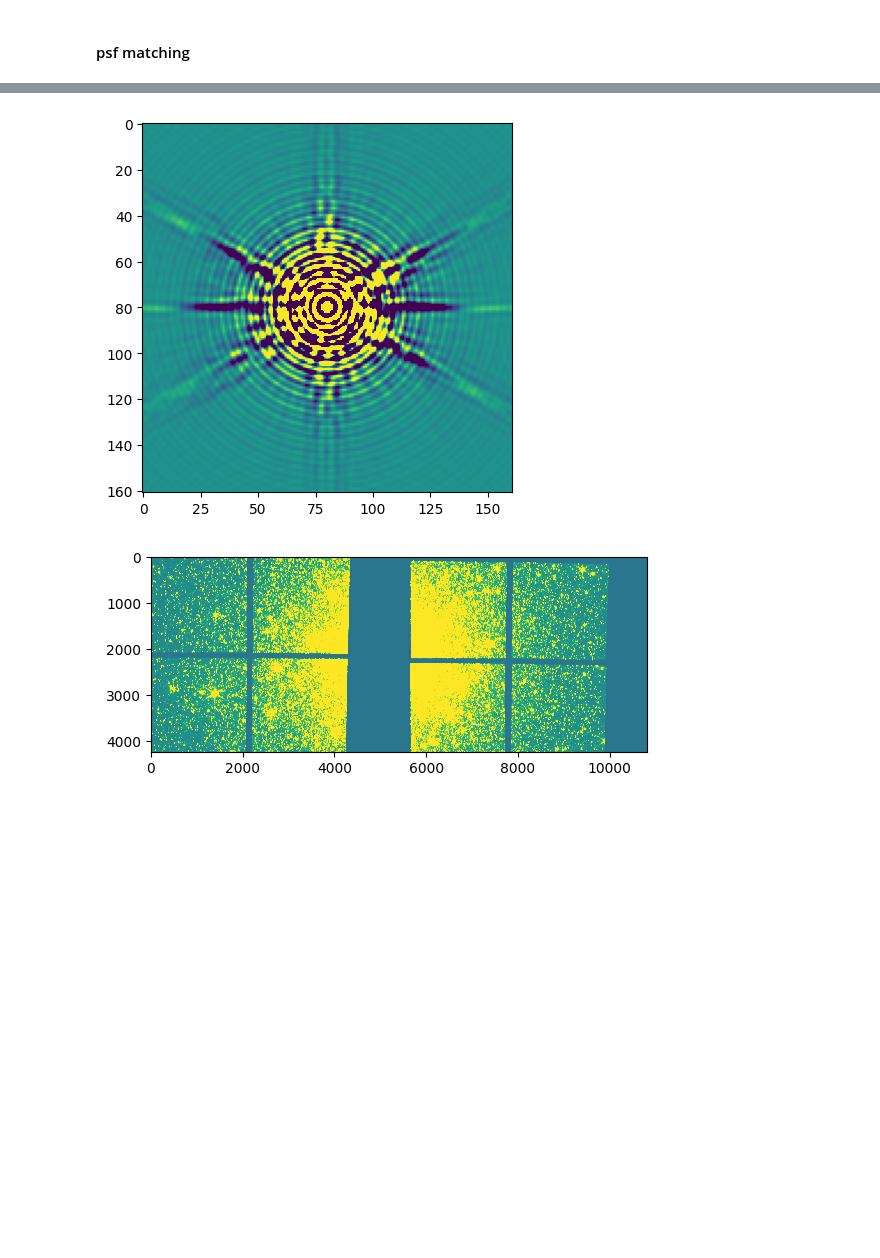
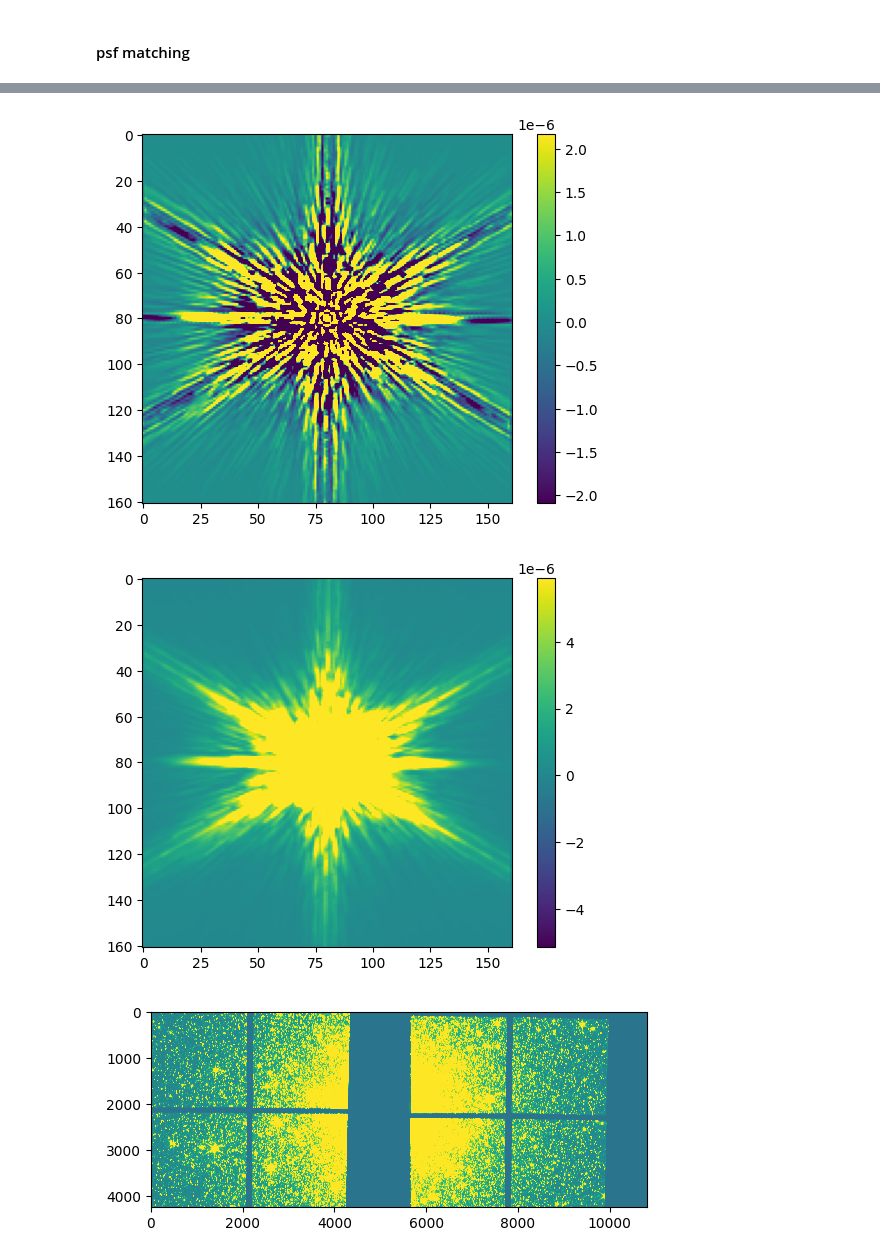
Before and after one commit to aswinsuresh24/jwst123, a Jupyter notebook: jwst_mosaic.ipynb, the cells around one changed output, grey strips where cells are left out. Saved outputs shown, nothing was run; the diff lists cells and outputs as text; code cells hidden in the pictures; blank space fills up the shorter version.

```diff
--- a/jwst_mosaic.ipynb
+++ b/jwst_mosaic.ipynb
@@ -446,10 +445,21 @@ PSF_kernel = create_matching_kernel(reference_PSF, psfim, window=window)
 # %%
 psf_dat = PSF_kernel
 _, pmed, pstd = scs(psf_dat, sigma = 3.0)
-plt.imshow(psf_dat, vmin = pmed - 3*pstd, vmax = pmed + 3*pstd)
+plt.imshow(psf_dat, vmin = pmed - 1*pstd, vmax = pmed + 1*pstd)
+plt.colorbar()
 plt.show()
 # %% [output]
-[figure, old version]
+[figure, new version]
+# %%
+conpsf = convolve_fft(psfim, PSF_kernel, normalize_kernel=True)
+# %%
+psf_dat = conpsf
+_, pmed, pstd = scs(psf_dat, sigma = 3.0)
+plt.imshow(psf_dat, vmin = pmed - 3*pstd, vmax = pmed + 3*pstd)
+plt.colorbar()
+plt.show()
+# %% [output]
+[figure, added]
 # %%
 refimage = fits.open('jwstred_temp_dolphot/mosaic/f090w_i2d.fits')
 reference_image_data = refimage[1].data
```
Also changed, not shown: parts of 8 cells of this notebook.
